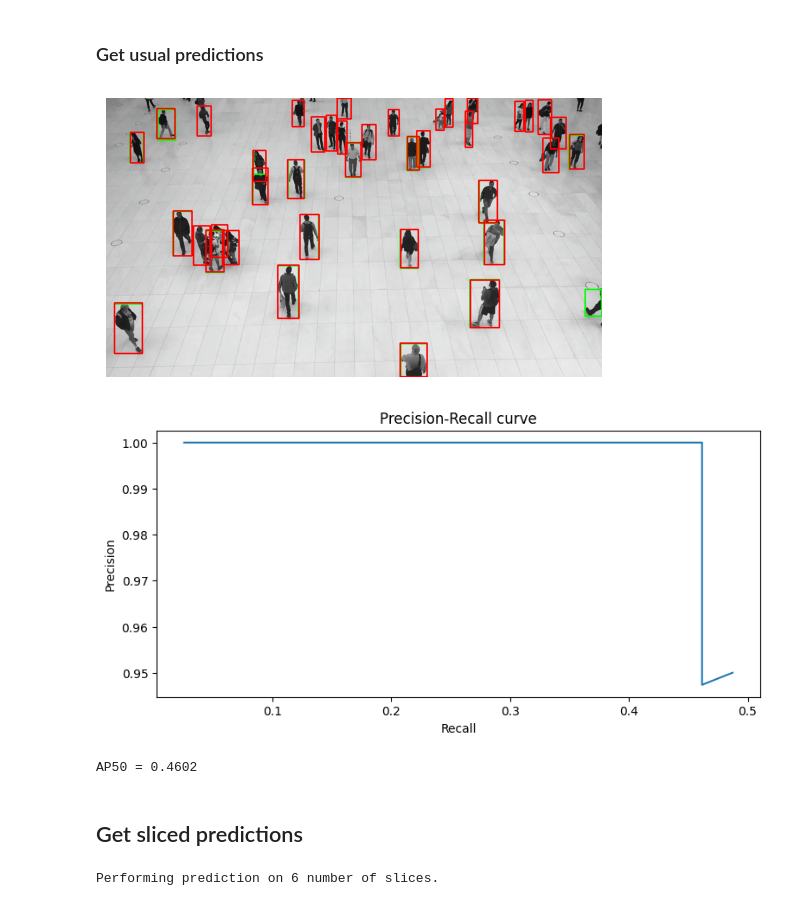
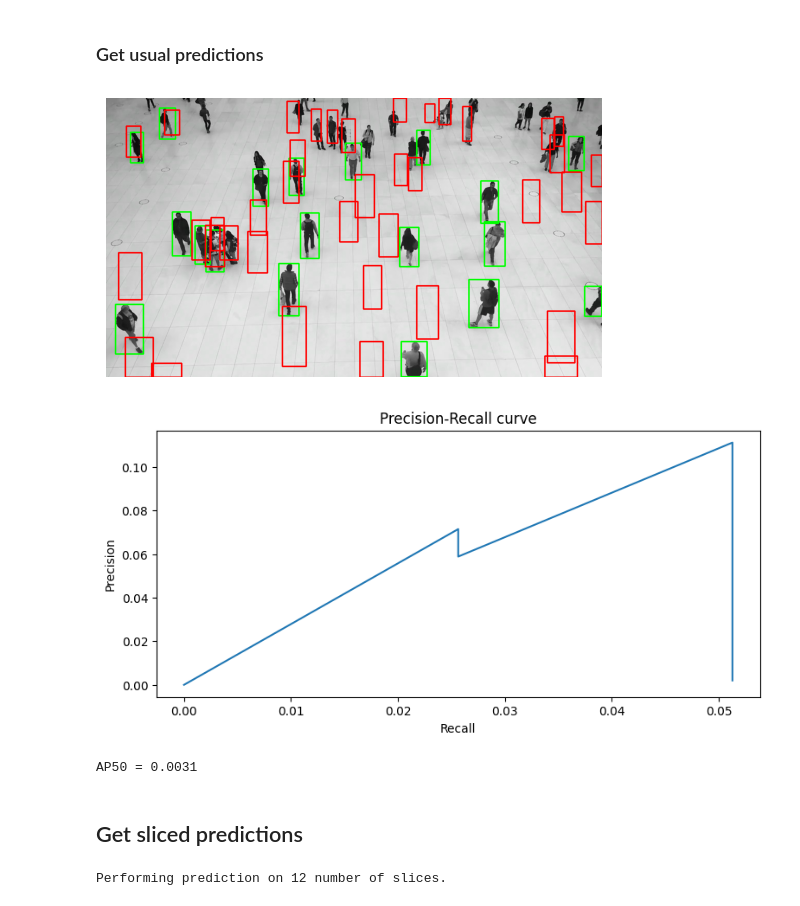
Before and after one commit to helenprokonina/Yolov8Training, a Jupyter notebook: compare_sahi.ipynb, the cells around one changed output. Drawn from its saved outputs; the diff is of its cells as text; code cells hidden in the pictures.

```diff
--- a/compare_sahi.ipynb
+++ b/compare_sahi.ipynb
@@ -58,12 +58,12 @@ detection_model = AutoDetectionModel.from_pretrained(
     device="cuda:1", # or 'cuda:0'
 )
 # %%
-predictions = get_prediction(read_image("people_frames/people_frames_1.jpg"), detection_model)
+predictions = get_prediction(read_image("people_frames/people_frames_10.jpg"), detection_model)
 # %%
 #results in form tlwh
 results = predictions.to_coco_annotations()
 # %%
-image = cv2.imread("people_frames/people_frames_1.jpg")
+image = cv2.imread("people_frames/people_frames_10.jpg")
 height, width = image.shape[:2]
 # %%
 def xywh_tlbr(box):
@@ -113,15 +113,15 @@ def compute_AP50(gt_path, predictions, image_path):
 
 
     #dataframe for saving results of IOU computing
-    predicted_boxes = pd.DataFrame(columns=['image', 'confidence', 'iou', 'TP', 'FP', 'Precision', 'Recall'], index=range(len(results)))
-
-    for i, result in enumerate(predictions):
-        ious=[]
+    predicted_boxes = pd.DataFrame(columns=['image', 'confidence', 'iou', 'TP', 'FP', 'Precision', 'Recall'], index=range(1000))
+    i=0
+    for result in predictions:
         if result['category_id']==0: #only person
-            predicted_boxes.loc[i]['image'] = 'people_frames_1.jpg'
+            predicted_boxes.loc[i]['image'] = image_path
             predicted_boxes.loc[i]['confidence']=result['score']
             pr_box=result['bbox'].copy()
             pr_box=tlwh_tlbr(pr_box)
+            ious=[]
             for gt_box in gt_boxes:
                 iou = intersection_over_union(gt_box, pr_box)
                 ious.append(iou)
@@ -133,6 +133,9 @@ def compute_AP50(gt_path, predictions, image_path):
                 predicted_boxes.loc[i]['iou']=max(ious)
                 predicted_boxes.loc[i]['FP']=1
                 predicted_boxes.loc[i]['TP']=0
+            i+=1
+        else:
+            continue
 
     num_gt = len(gt_boxes)
 
@@ -141,6 +144,7 @@ def compute_AP50(gt_path, predictions, image_path):
     for i, row in predicted_boxes.iterrows():
         predicted_boxes.loc[i]['Precision']=predicted_boxes[:i+1]['TP'].sum()/len(predicted_boxes[:i+1])
         predicted_boxes.loc[i]['Recall']=predicted_boxes[:i+1]['TP'].sum()/num_gt
+
 
     #plot predictions
     for result in predictions:
@@ -163,20 +167,22 @@ def compute_AP50(gt_path, predictions, image_path):
     plt.ylabel("Precision")
     plt.show()
 
+
+
     ap50 = auc(predicted_boxes['Recall'], predicted_boxes['Precision'])
     print(f"AP50 = {ap50 :.4f}")
 # %% [markdown]
 ### Get usual predictions
 # %%
-predictions = get_prediction(read_image("people_frames/people_frames_1.jpg"), detection_model)
+predictions = get_prediction(read_image("people_frames/people_frames_2.jpg"), detection_model)
 #results in form tlwh
 results = predictions.to_coco_annotations()
 # %%
-compute_AP50("datasets/labels/people_frames_1.txt", results, "people_frames/people_frames_1.jpg")
+compute_AP50("datasets/labels/people_frames_2.txt", results, "people_frames/people_frames_2.jpg")
 # %% [output]
-[figure, old version]
+[figure, new version]
-[figure, old version]
+[figure, new version]
-AP50 = 0.4602
+AP50 = 0.0031
 # %% [markdown]
 ## Get sliced predictions
 # %%
@@ -185,11 +191,11 @@ result = get_sliced_prediction(
     detection_model,
     slice_height = 512,
     slice_width = 512,
-    overlap_height_ratio = 0.2,
-    overlap_width_ratio = 0.2
+    overlap_height_ratio = 0.8,
+    overlap_width_ratio = 0.8
 )
 # %% [output]
-Performing prediction on 6 number of slices.
+Performing prediction on 12 number of slices.
 # %%
 results = result.to_coco_annotations()
 # %%
```
Also changed, not shown: parts of 11 cells of this notebook, 2 other files.
